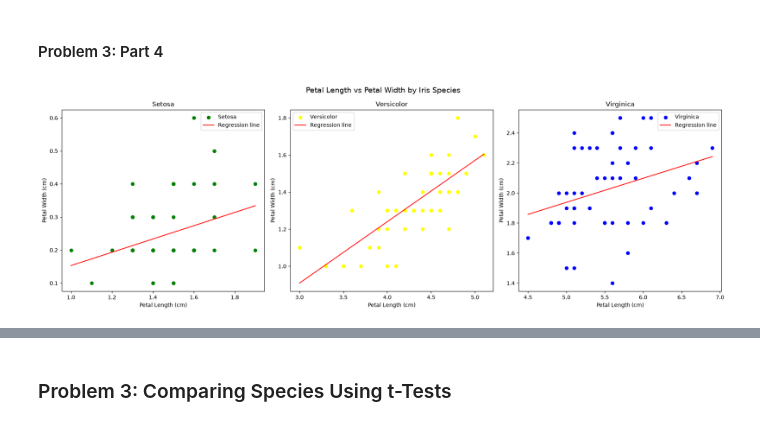
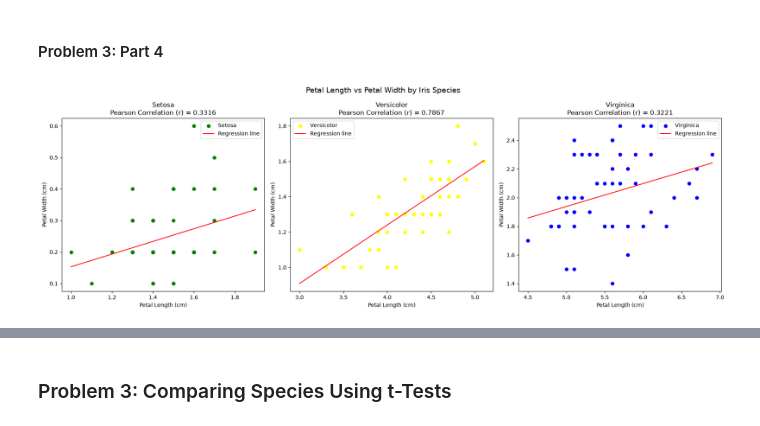
Before and after one commit to philipcullen93/applied_statistics, a Jupyter notebook: problems.ipynb, the cells around one changed output, grey strips where cells are left out. Saved outputs shown, nothing was run; the diff lists cells and outputs as text; code cells hidden in the pictures.

Commit message:
Added Pearson Co-efficients to the scatter plots for each species. Added a table showing all the calculated Pearson Co-efficiencts

```diff
--- a/problems.ipynb
+++ b/problems.ipynb
@@ -416,33 +416,36 @@ species_data = [
 
 # Generate a scatter plot and regression line for each species
 for ax, (species_name, lengths, widths, species_color) in zip(axes, species_data):
 
     # Plot the observations
     ax.scatter(lengths, widths, color=species_color, label=species_name)
 
+    # Calculate the Pearson correlation coefficient
+    correlation, p_value = pearsonr(lengths, widths)
+
     # Calculate the linear regression coefficients
     slope, intercept = np.polyfit(lengths, widths, 1)
 
     # Generate values for the regression line
     x_line = np.linspace(lengths.min(), lengths.max(), 100)
     regression_line = slope * x_line + intercept
 
     # Plot the regression line
     ax.plot(x_line, regression_line, color="red", label="Regression line")
 
-    # Add labels and title
+    # Add labels and title, including the Pearson correlation
     ax.set_xlabel("Petal Length (cm)")
     ax.set_ylabel("Petal Width (cm)")
-    ax.set_title(f"{species_name}")
+    ax.set_title(f"{species_name}\nPearson Correlation (r) = {correlation:.4f}")
 
     # Display the legend
     ax.legend()
 
 # Add an overall title and adjust spacing
 fig.suptitle("Petal Length vs Petal Width by Iris Species", fontsize=14)
 plt.tight_layout()
 
 # Display the plots
 plt.show()
 # %% [output]
-[figure, old version]
+[figure, new version]
```
Also changed, not shown: parts of 2 cells of this notebook.
